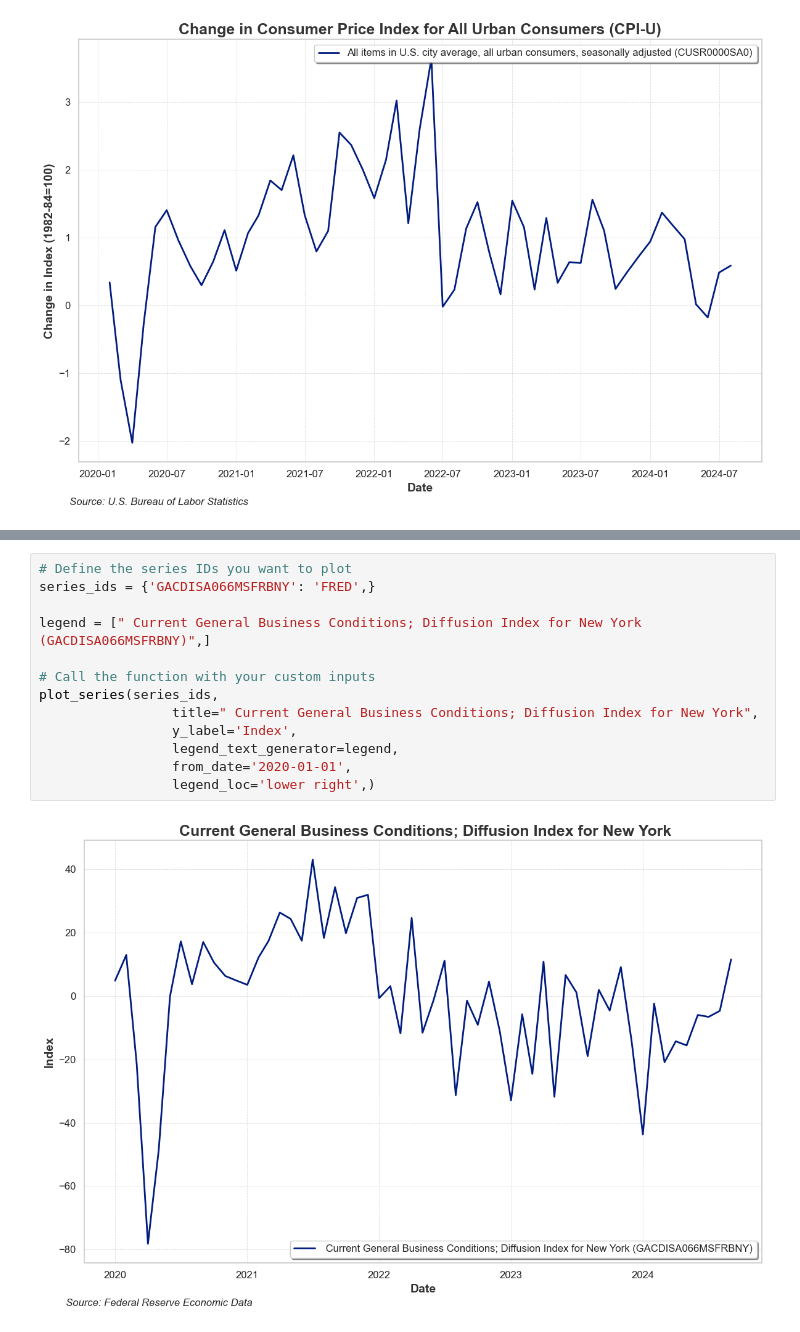
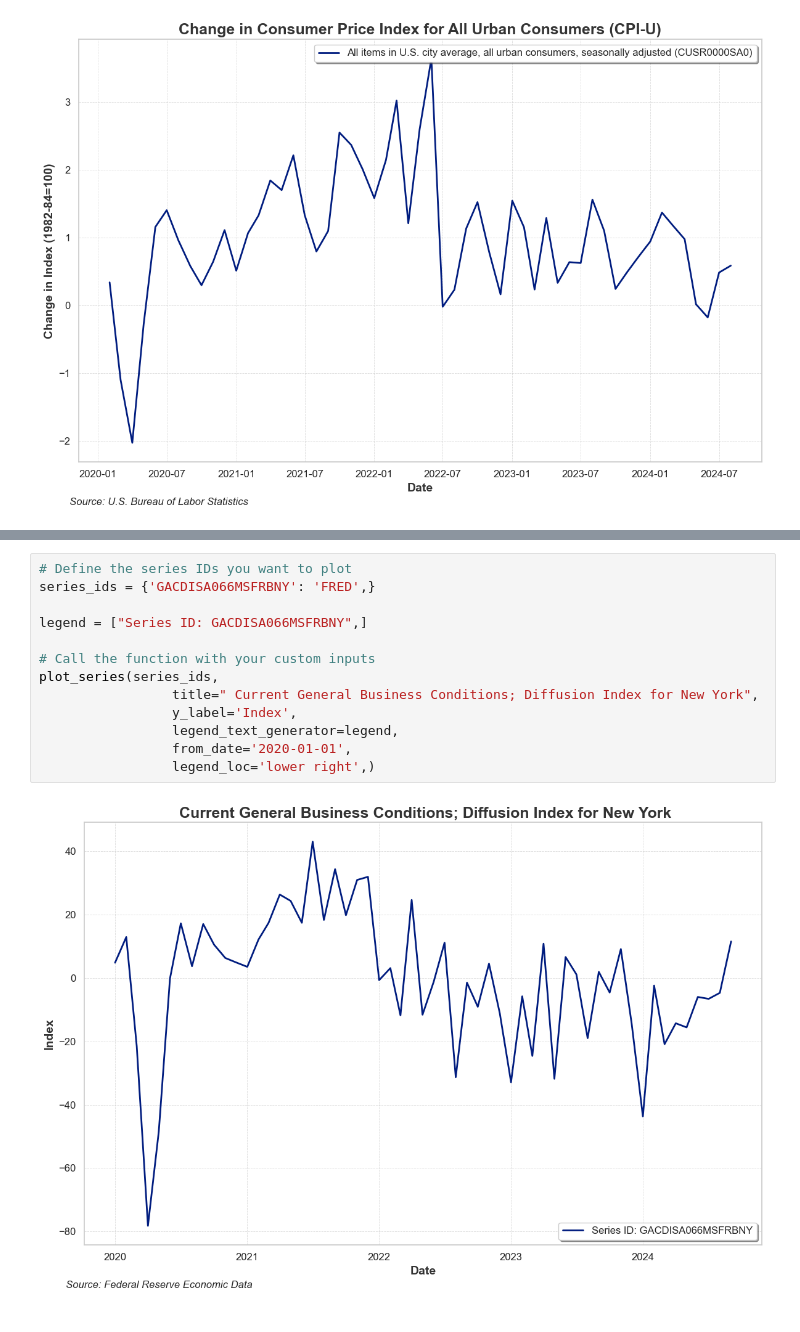
Before and after one commit to AkeBoss-tech/FEDChallenge, a Jupyter notebook: main.ipynb, the cells around one changed output, grey strips where cells are left out. Saved outputs shown, nothing was run; the diff lists cells and outputs as text.

```diff
--- a/main.ipynb
+++ b/main.ipynb
@@ -228,15 +226,15 @@ plot_series(series_ids,
 # %%
 # Define the series IDs you want to plot
 series_ids = {'GACDISA066MSFRBNY': 'FRED',}
 
-legend = [" Current General Business Conditions; Diffusion Index for New York (GACDISA066MSFRBNY)",]
+legend = ["Series ID: GACDISA066MSFRBNY",]
 
 # Call the function with your custom inputs
 plot_series(series_ids,
                  title=" Current General Business Conditions; Diffusion Index for New York",
                  y_label='Index',
                  legend_text_generator=legend,
                  from_date='2020-01-01',
                  legend_loc='lower right',)
 # %% [output]
-[figure, old version]
+[figure, new version]
```
Also changed, not shown: parts of 13 cells of this notebook.
